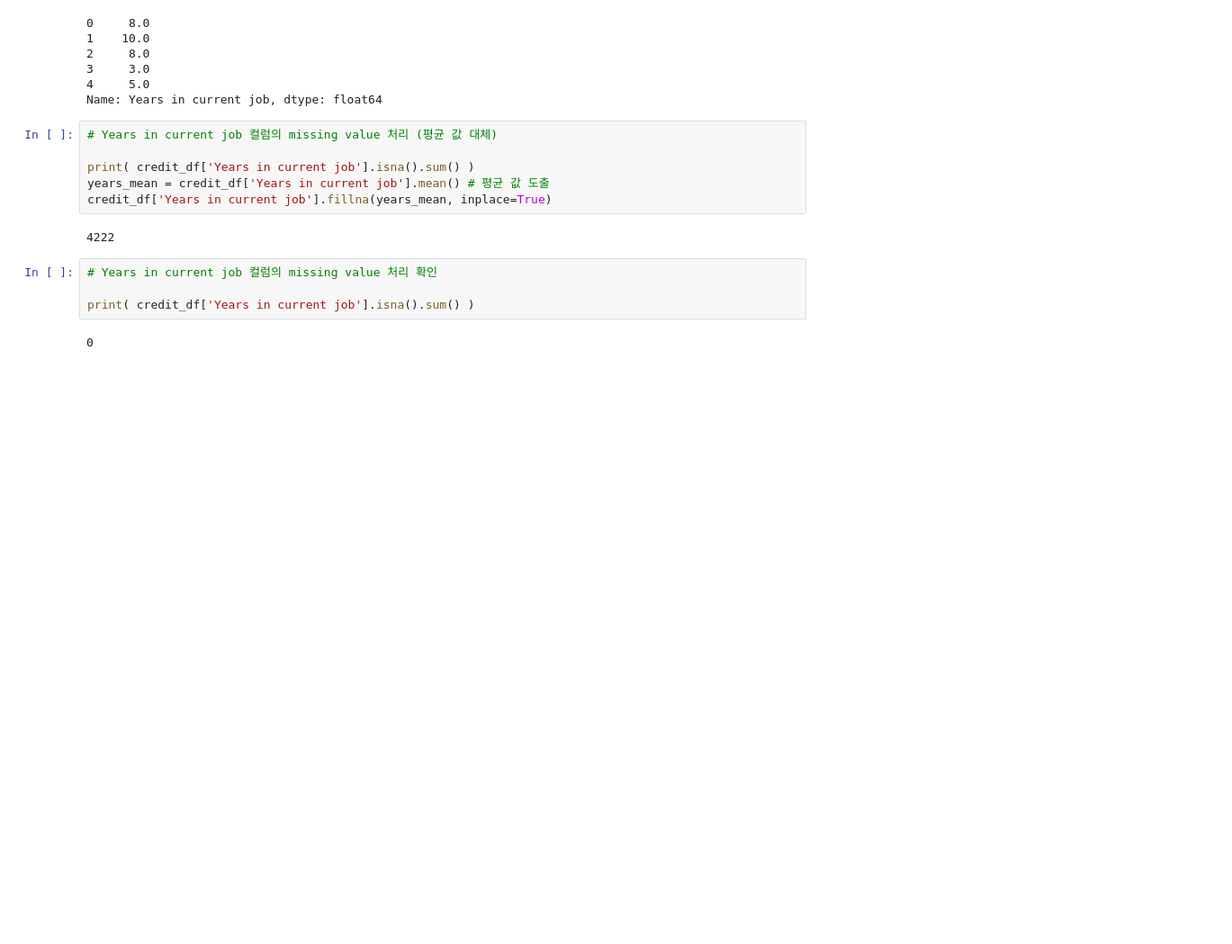
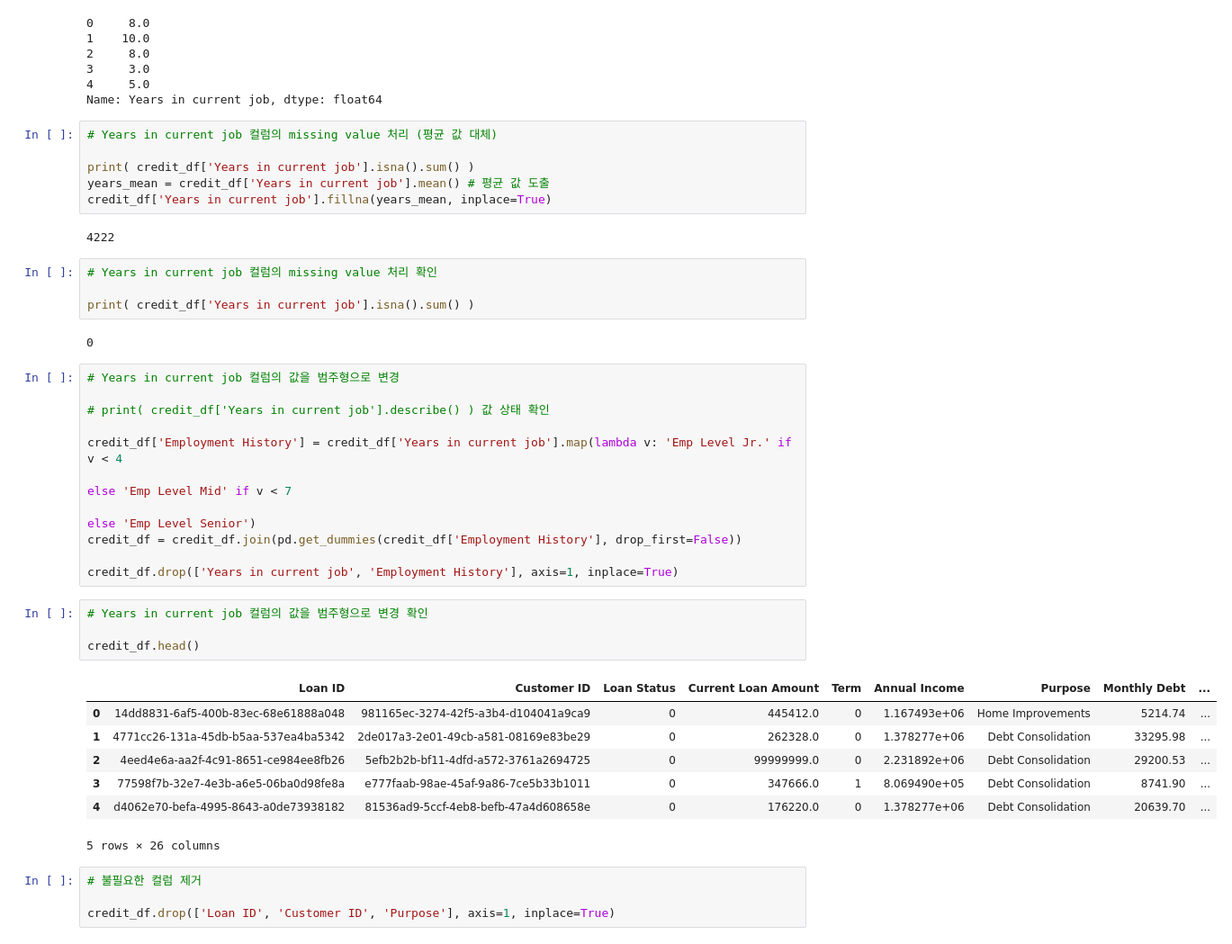
Before and after one commit to shared-repo/ssac-academy, a Jupyter notebook: workspace/code-workspace/ml/h.example.ipynb, the cells around one changed output. Shown at 90% size. Saved outputs shown, nothing was run; the diff lists cells and outputs as text; blank space fills up the shorter version.

```diff
--- a/workspace/code-workspace/ml/h.example.ipynb
+++ b/workspace/code-workspace/ml/h.example.ipynb
@@ -448,3 +448,30 @@ credit_df['Years in current job'].fillna(years_mean, inplace=True)
 print( credit_df['Years in current job'].isna().sum() )
 # %% [output]
 0
+# %%
+# Years in current job 컬럼의 값을 범주형으로 변경
+
+# print( credit_df['Years in current job'].describe() ) 값 상태 확인
+
+credit_df['Employment History'] = credit_df['Years in current job'].map(lambda v: 'Emp Level Jr.' if v < 4
+                                                                                                  else 'Emp Level Mid' if v < 7
+                                                                                                                       else 'Emp Level Senior')
+credit_df = credit_df.join(pd.get_dummies(credit_df['Employment History'], drop_first=False))
+
+credit_df.drop(['Years in current job', 'Employment History'], axis=1, inplace=True)
+# %%
+# Years in current job 컬럼의 값을 범주형으로 변경 확인
+
+credit_df.head()
+# %% [output]
+|  | Loan ID | Customer ID | Loan Status | Current Loan Amount | Term | Annual Income | Purpose | Monthly Debt | ... |
+| 0 | 14dd8831-6af5-400b-83ec-68e61888a048 | 981165ec-3274-42f5-a3b4-d104041a9ca9 | 0 | 445412.0 | 0 | 1.167493e+06 | Home Improvements | 5214.74 | ... |
+| 1 | 4771cc26-131a-45db-b5aa-537ea4ba5342 | 2de017a3-2e01-49cb-a581-08169e83be29 | 0 | 262328.0 | 0 | 1.378277e+06 | Debt Consolidation | 33295.98 | ... |
+| 2 | 4eed4e6a-aa2f-4c91-8651-ce984ee8fb26 | 5efb2b2b-bf11-4dfd-a572-3761a2694725 | 0 | 99999999.0 | 0 | 2.231892e+06 | Debt Consolidation | 29200.53 | ... |
+| 3 | 77598f7b-32e7-4e3b-a6e5-06ba0d98fe8a | e777faab-98ae-45af-9a86-7ce5b33b1011 | 0 | 347666.0 | 1 | 8.069490e+05 | Debt Consolidation | 8741.90 | ... |
+| 4 | d4062e70-befa-4995-8643-a0de73938182 | 81536ad9-5ccf-4eb8-befb-47a4d608658e | 0 | 176220.0 | 0 | 1.378277e+06 | Debt Consolidation | 20639.70 | ... |
+5 rows × 26 columns
+# %%
+# 불필요한 컬럼 제거
+
+credit_df.drop(['Loan ID', 'Customer ID', 'Purpose'], axis=1, inplace=True)
```
Also changed, not shown: parts of 6 cells of this notebook.
